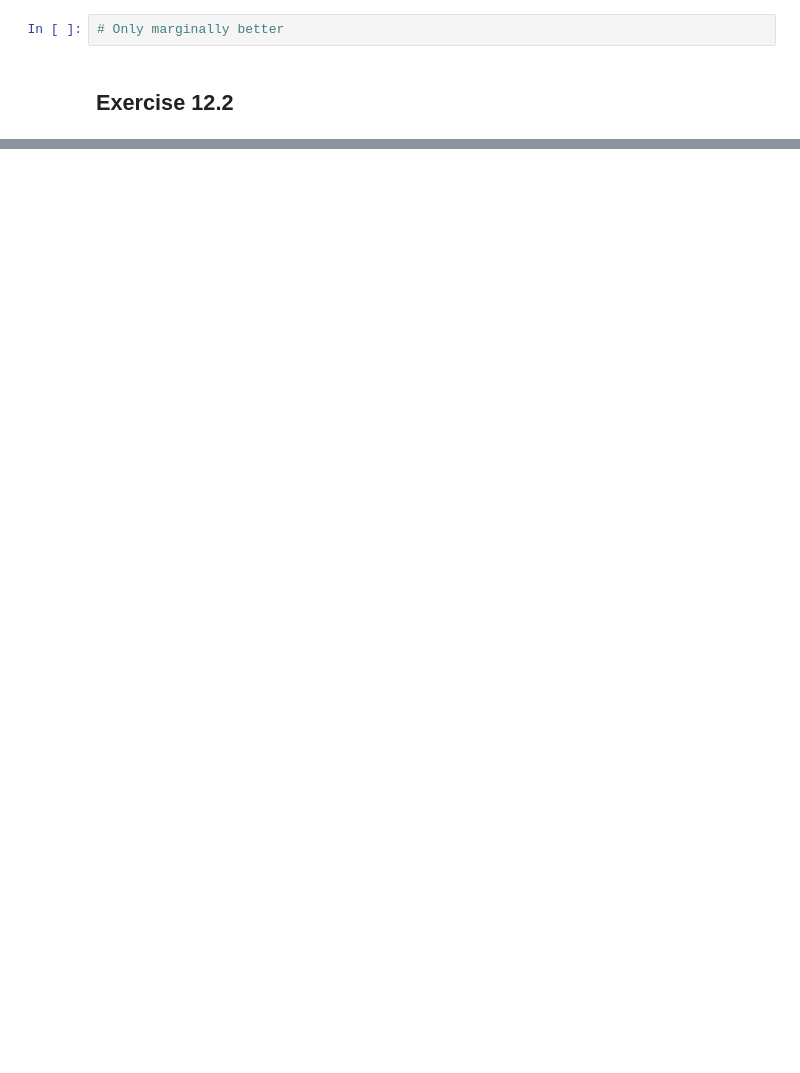
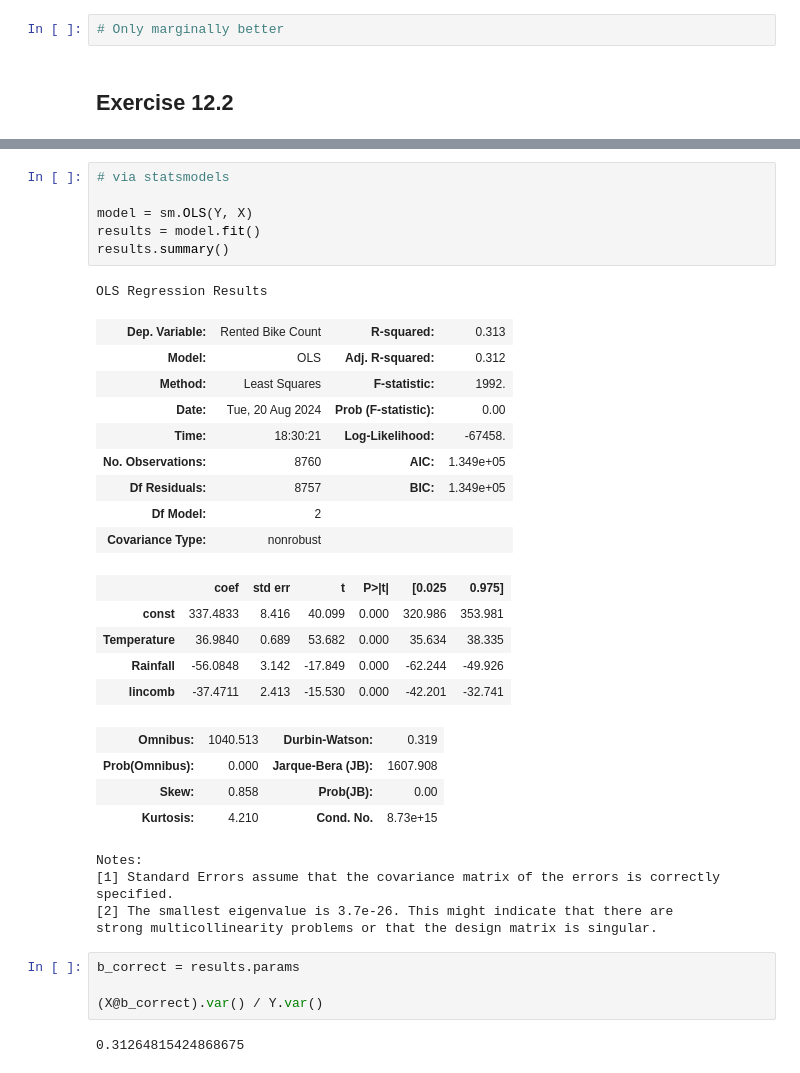
Before and after one commit to falasur/LA4DS, a Jupyter notebook: LA4DS_Ch12.ipynb, the cells around one changed output, grey strips where cells are left out. Cells and saved outputs as stored; diff of their text form; blank space fills up the shorter version.

```diff
--- a/LA4DS_Ch12.ipynb
+++ b/LA4DS_Ch12.ipynb
@@ -290,0 +316,36 @@ plt.plot(df['Rented Bike Count'], (X @ results.params), 'o', alpha=0.5, )
+# %%
+# via statsmodels
+
+model = sm.OLS(Y, X)
+results = model.fit()
+results.summary()
+# %% [output]
+OLS Regression Results
+| Dep. Variable: | Rented Bike Count | R-squared: | 0.313 |
+| Model: | OLS | Adj. R-squared: | 0.312 |
+| Method: | Least Squares | F-statistic: | 1992. |
+| Date: | Tue, 20 Aug 2024 | Prob (F-statistic): | 0.00 |
+| Time: | 18:30:21 | Log-Likelihood: | -67458. |
+| No. Observations: | 8760 | AIC: | 1.349e+05 |
+| Df Residuals: | 8757 | BIC: | 1.349e+05 |
+| Df Model: | 2 |  |  |
+| Covariance Type: | nonrobust |  |  |
+|  | coef | std err | t | P>|t| | [0.025 | 0.975] |
+| const | 337.4833 | 8.416 | 40.099 | 0.000 | 320.986 | 353.981 |
+| Temperature | 36.9840 | 0.689 | 53.682 | 0.000 | 35.634 | 38.335 |
+| Rainfall | -56.0848 | 3.142 | -17.849 | 0.000 | -62.244 | -49.926 |
+| lincomb | -37.4711 | 2.413 | -15.530 | 0.000 | -42.201 | -32.741 |
+| Omnibus: | 1040.513 | Durbin-Watson: | 0.319 |
+| Prob(Omnibus): | 0.000 | Jarque-Bera (JB): | 1607.908 |
+| Skew: | 0.858 | Prob(JB): | 0.00 |
+| Kurtosis: | 4.210 | Cond. No. | 8.73e+15 |
+Notes:
+[1] Standard Errors assume that the covariance matrix of the errors is correctly specified.
+[2] The smallest eigenvalue is 3.7e-26. This might indicate that there are
+strong multicollinearity problems or that the design matrix is singular.
+# %%
+b_correct = results.params
+
+(X@b_correct).var() / Y.var()
+# %% [output]
+0.31264815424868675
```
Also changed, not shown: parts of 30 cells of this notebook.
